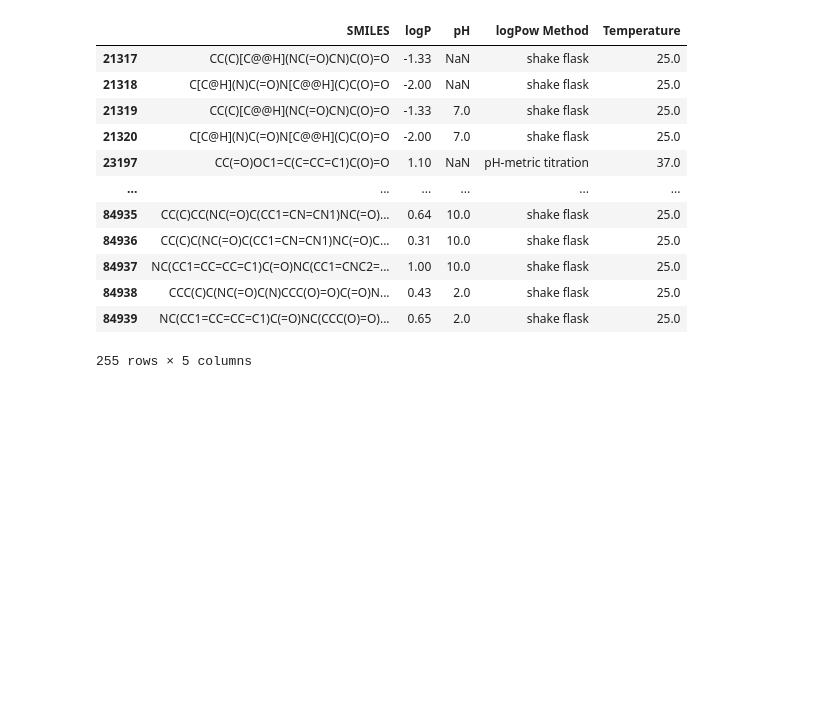
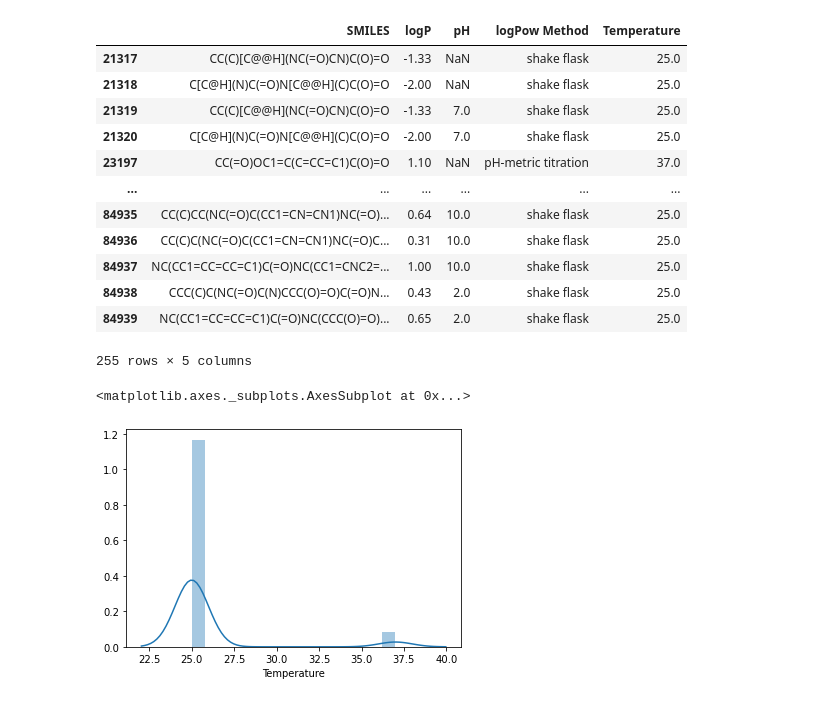
Before and after one commit to VEK239/StructGNN-lipophilicity, a Jupyter notebook: notebooks/4_eda_ochem_dataset.ipynb, the cells around one changed output. Drawn from its saved outputs; the diff is of its cells as text; code cells hidden in the pictures; blank space fills up the shorter version.

Commit message:
Renamed, added distplots

```diff
--- a/notebooks/3_eda_ochem_dataset.ipynb
+++ b/notebooks/4_eda_ochem_dataset.ipynb
@@ -13,9 +13,10 @@ import math
 import seaborn as sns
 
 import sys
-# !conda install --yes --prefix {sys.prefix} xlrd
 
-PHYSPROP_DATA_FILE_PATH = "../data/raw/logp_ochem_dataset_fixed.csv"
+# original dataset (logp_ochem_dataset.csv) was preprocessed:
+# some columns removed + column 'methodKnown' added (1 - logP measurement method known, 0 - otherwise)
+OCHEM_DATA_FILE_PATH = "../data/raw/logp_ochem_dataset_fixed.csv"
 # %%
 def check_na(df, column):
     n = df.shape[0]
@@ -24,7 +25,7 @@ def check_na(df, column):
     print("# of NA values " + column + ": " + str(num_of_na) + ", " + str(frac_of_na) + "%")
     print(df[df[column].isna()].head())
 # %%
-ochem_data = pd.read_csv(PHYSPROP_DATA_FILE_PATH, delimiter=",", low_memory=False)
+ochem_data = pd.read_csv(OCHEM_DATA_FILE_PATH, delimiter=",", low_memory=False)
 ochem_data.head()
 # %% [output]
 |  | SMILES | logPow {measured} | pH | logPow Method | Temperature | methodKnown | Unnamed: 6 |
@@ -201,3 +202,8 @@ ochem_logp_data[ochem_logp_data['Temperature'].notnull()]
 | 84938 | CCC(C)C(NC(=O)C(N)CCC(O)=O)C(=O)N... | 0.43 | 2.0 | shake flask | 25.0 |
 | 84939 | NC(CC1=CC=CC=C1)C(=O)NC(CCC(O)=O)... | 0.65 | 2.0 | shake flask | 25.0 |
 255 rows × 5 columns
+# %%
+sns.distplot(ochem_logp_data['Temperature'])
+# %% [output]
+<matplotlib.axes._subplots.AxesSubplot at 0x...>
+[figure, added]
```
Also changed, not shown: parts of 2 cells of this notebook.
